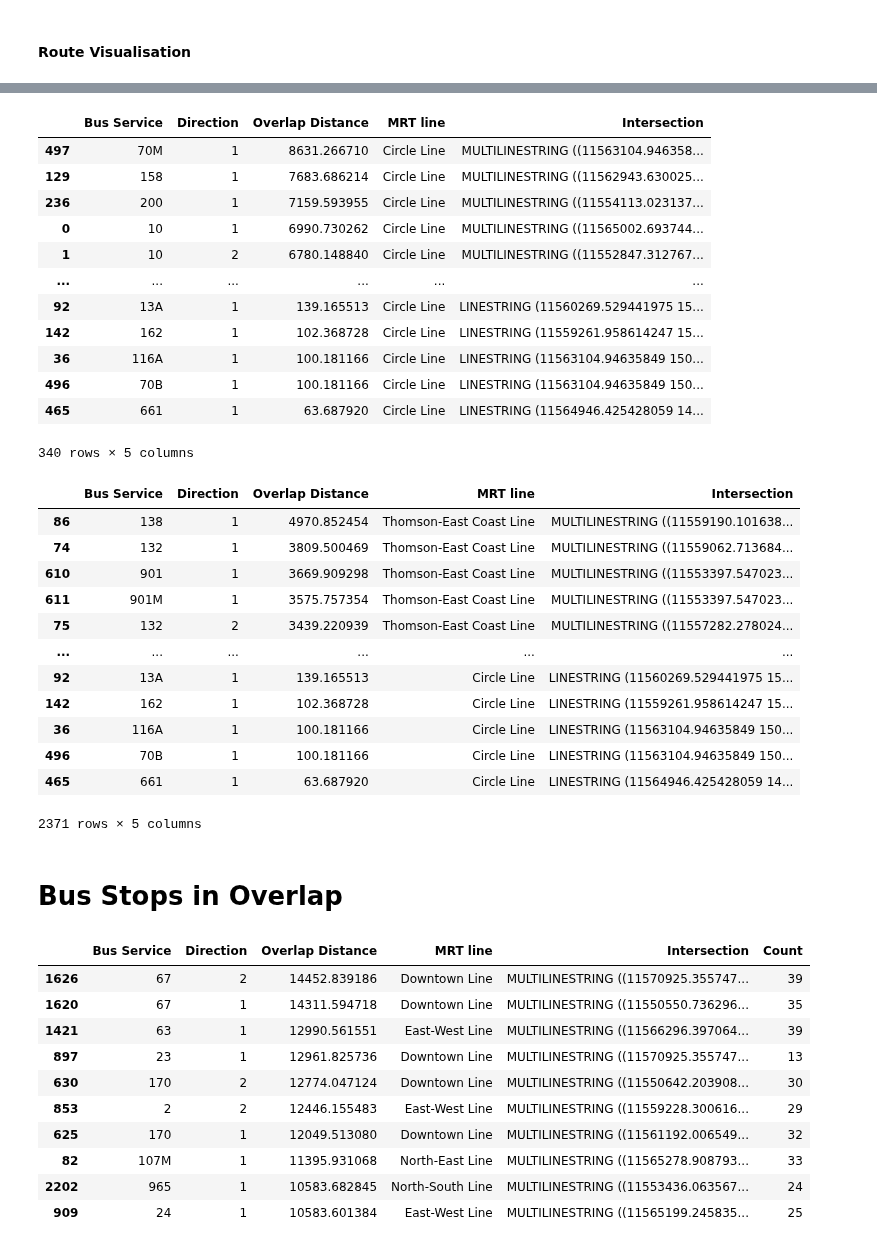
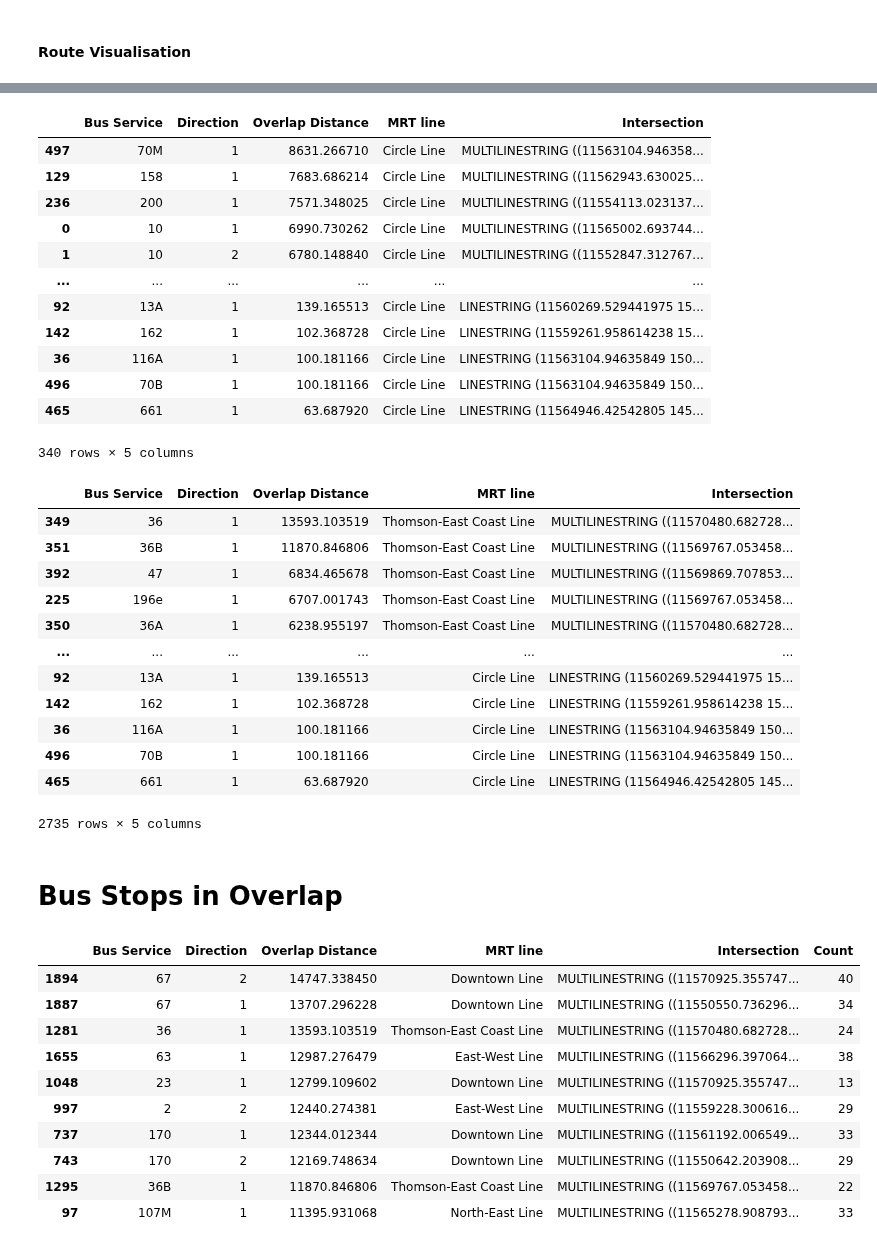
Before and after one commit to Yutingggggggg/dsa4264_geospatial, a Jupyter notebook: workingfiles/overlap_distance.ipynb, the cells around one changed output, grey strips where cells are left out. Drawn from its saved outputs; the diff is of its cells as text; code cells hidden in the pictures.

Commit message:
Add new stations for TEL

```diff
--- a/workingfiles/overlap_distance.ipynb
+++ b/workingfiles/overlap_distance.ipynb
@@ -55,12 +65,13 @@ mrt_stations_gdf2 = geopandas.read_file('./mrt_stations/mrt_stations.shp')
 mrt_stations_gdf2["lat_lng"] = geopandas.points_from_xy(mrt_stations_gdf2["LATITUDE"], mrt_stations_gdf2["LONGITUDE"])
 mrt_stations_gdf2["line"] = mrt_stations_gdf2["CODE"].str.slice(0, 2)
 
-mrt_lines_code = ["NS", "EW", "CC", "NE", "TE", "DT"]
+mrt_lines_code = ["NS", "EW", "CC", "NE", "TE", "DT", "CG"]
 
 mrt_gdf_wo_lrt = mrt_stations_gdf2[mrt_stations_gdf2["line"].isin(mrt_lines_code)].reset_index()
 mrt_gdf_wo_lrt = mrt_gdf_wo_lrt.drop("index", axis = 1)
 
 mrt_gdf_wo_lrt["STN_NAM_DE"] = mrt_gdf_wo_lrt["BUILDING"].str.split('(').str[0].str.strip()
-mrt_stations_3857_2 = mrt_gdf_wo_lrt.merge(mrt_stations_gdf_3857, how = "left", on = "STN_NAM_DE")
 
-mrt_stations_3857_2
+mrt_gdf_wo_lrt2 = mrt_gdf_wo_lrt[["CODE", "STATION_NA", "STN_NAM_DE", "LINE", "line", "COLOR", "geometry"]]
+
+mrt_gdf_wo_lrt2["Order"] = pd.to_numeric(mrt_gdf_wo_lrt2["CODE"].str.slice(2, None))
@@ -80,0 +78,23 @@ mrt_stations_3857_2
+# %%
+new_brown_line = ['TANJONG RHU MRT STATION','KATONG PARK MRT STATION', 'TANJONG KATONG MRT STATION',
+                  'MARINE PARADE MRT STATION', 'MARINE TERRACE MRT STATION', 'SIGLAP MRT STATION', 'BAYSHORE MRT STATION']
+# %%
+n = len(new_brown_line)
+add_tel_stations = []
+for i in range(n):
+    no = i + 23
+    station_name = new_brown_line[i]
+    add_tel_stations.append({
+        "CODE": "TE" + str(no),
+        "STATION_NA": station_name,
+        "STN_NAM_DE": station_name,
+        "LINE": "Thomson-East Coast Line",
+        "line": "TE",
+        "COLOR": "Brown",
+        "Order": no
+    })
+
+new_tel_stations = pd.DataFrame(add_tel_stations)
+
+mrt_gdf_wo_lrt2 = pd.concat([mrt_gdf_wo_lrt2, new_tel_stations], axis = 0)
+mrt_gdf_wo_lrt2
@@ -80,0 +115,4 @@ mrt_stations_3857_2
+# %%
+mrt_stations_3857_2 = mrt_gdf_wo_lrt2.merge(mrt_stations_gdf_3857, how = "left", on = "STN_NAM_DE")
+
+mrt_stations_3857_2
@@ -913,33 +959,33 @@ bus_routes_overlap_CCL
 |  | Bus Service | Direction | Overlap Distance | MRT line | Intersection |
 | 497 | 70M | 1 | 8631.266710 | Circle Line | MULTILINESTRING ((11563104.946358... |
 | 129 | 158 | 1 | 7683.686214 | Circle Line | MULTILINESTRING ((11562943.630025... |
-| 236 | 200 | 1 | 7159.593955 | Circle Line | MULTILINESTRING ((11554113.023137... |
+| 236 | 200 | 1 | 7571.348025 | Circle Line | MULTILINESTRING ((11554113.023137... |
 | 0 | 10 | 1 | 6990.730262 | Circle Line | MULTILINESTRING ((11565002.693744... |
 | 1 | 10 | 2 | 6780.148840 | Circle Line | MULTILINESTRING ((11552847.312767... |
 | ... | ... | ... | ... | ... | ... |
 | 92 | 13A | 1 | 139.165513 | Circle Line | LINESTRING (11560269.529441975 15... |
-| 142 | 162 | 1 | 102.368728 | Circle Line | LINESTRING (11559261.958614247 15... |
+| 142 | 162 | 1 | 102.368728 | Circle Line | LINESTRING (11559261.958614238 15... |
 | 36 | 116A | 1 | 100.181166 | Circle Line | LINESTRING (11563104.94635849 150... |
 | 496 | 70B | 1 | 100.181166 | Circle Line | LINESTRING (11563104.94635849 150... |
-| 465 | 661 | 1 | 63.687920 | Circle Line | LINESTRING (11564946.425428059 14... |
+| 465 | 661 | 1 | 63.687920 | Circle Line | LINESTRING (11564946.42542805 145... |
 340 rows × 5 columns
 # %%
 bus_routes_overlap = pd.concat([bus_routes_overlap, bus_routes_overlap_CCL], axis = 0)
 bus_routes_overlap
 # %% [output]
 |  | Bus Service | Direction | Overlap Distance | MRT line | Intersection |
-| 86 | 138 | 1 | 4970.852454 | Thomson-East Coast Line | MULTILINESTRING ((11559190.101638... |
-| 74 | 132 | 1 | 3809.500469 | Thomson-East Coast Line | MULTILINESTRING ((11559062.713684... |
-| 610 | 901 | 1 | 3669.909298 | Thomson-East Coast Line | MULTILINESTRING ((11553397.547023... |
-| 611 | 901M | 1 | 3575.757354 | Thomson-East Coast Line | MULTILINESTRING ((11553397.547023... |
-| 75 | 132 | 2 | 3439.220939 | Thomson-East Coast Line | MULTILINESTRING ((11557282.278024... |
+| 349 | 36 | 1 | 13593.103519 | Thomson-East Coast Line | MULTILINESTRING ((11570480.682728... |
+| 351 | 36B | 1 | 11870.846806 | Thomson-East Coast Line | MULTILINESTRING ((11569767.053458... |
+| 392 | 47 | 1 | 6834.465678 | Thomson-East Coast Line | MULTILINESTRING ((11569869.707853... |
+| 225 | 196e | 1 | 6707.001743 | Thomson-East Coast Line | MULTILINESTRING ((11569767.053458... |
+| 350 | 36A | 1 | 6238.955197 | Thomson-East Coast Line | MULTILINESTRING ((11570480.682728... |
 | ... | ... | ... | ... | ... | ... |
 | 92 | 13A | 1 | 139.165513 | Circle Line | LINESTRING (11560269.529441975 15... |
-| 142 | 162 | 1 | 102.368728 | Circle Line | LINESTRING (11559261.958614247 15... |
+| 142 | 162 | 1 | 102.368728 | Circle Line | LINESTRING (11559261.958614238 15... |
 | 36 | 116A | 1 | 100.181166 | Circle Line | LINESTRING (11563104.94635849 150... |
 | 496 | 70B | 1 | 100.181166 | Circle Line | LINESTRING (11563104.94635849 150... |
-| 465 | 661 | 1 | 63.687920 | Circle Line | LINESTRING (11564946.425428059 14... |
+| 465 | 661 | 1 | 63.687920 | Circle Line | LINESTRING (11564946.42542805 145... |
-2371 rows × 5 columns
+2735 rows × 5 columns
 # %% [markdown]
 # Bus Stops in Overlap
 # %%
@@ -975,16 +1021,16 @@ bus_routes_overlap = bus_routes_overlap[bus_routes_overlap['Count'].notna()]
 bus_routes_overlap['Count'] = bus_routes_overlap['Count'].astype(int)
 # %%
 # top 10 routes with significant overlap
-bus_routes_overlap.sort_values(['Overlap Distance', 'Count'], ascending = False).head(10)
+bus_routes_overlap.sort_values(['Overlap Distance'], ascending = False).head(10)
 # %% [output]
 |  | Bus Service | Direction | Overlap Distance | MRT line | Intersection | Count |
-| 1626 | 67 | 2 | 14452.839186 | Downtown Line | MULTILINESTRING ((11570925.355747... | 39 |
-| 1620 | 67 | 1 | 14311.594718 | Downtown Line | MULTILINESTRING ((11550550.736296... | 35 |
-| 1421 | 63 | 1 | 12990.561551 | East-West Line | MULTILINESTRING ((11566296.397064... | 39 |
-| 897 | 23 | 1 | 12961.825736 | Downtown Line | MULTILINESTRING ((11570925.355747... | 13 |
-| 630 | 170 | 2 | 12774.047124 | Downtown Line | MULTILINESTRING ((11550642.203908... | 30 |
-| 853 | 2 | 2 | 12446.155483 | East-West Line | MULTILINESTRING ((11559228.300616... | 29 |
-| 625 | 170 | 1 | 12049.513080 | Downtown Line | MULTILINESTRING ((11561192.006549... | 32 |
-| 82 | 107M | 1 | 11395.931068 | North-East Line | MULTILINESTRING ((11565278.908793... | 33 |
-| 2202 | 965 | 1 | 10583.682845 | North-South Line | MULTILINESTRING ((11553436.063567... | 24 |
-| 909 | 24 | 1 | 10583.601384 | East-West Line | MULTILINESTRING ((11565199.245835... | 25 |
+| 1894 | 67 | 2 | 14747.338450 | Downtown Line | MULTILINESTRING ((11570925.355747... | 40 |
+| 1887 | 67 | 1 | 13707.296228 | Downtown Line | MULTILINESTRING ((11550550.736296... | 34 |
+| 1281 | 36 | 1 | 13593.103519 | Thomson-East Coast Line | MULTILINESTRING ((11570480.682728... | 24 |
+| 1655 | 63 | 1 | 12987.276479 | East-West Line | MULTILINESTRING ((11566296.397064... | 38 |
+| 1048 | 23 | 1 | 12799.109602 | Downtown Line | MULTILINESTRING ((11570925.355747... | 13 |
+| 997 | 2 | 2 | 12440.274381 | East-West Line | MULTILINESTRING ((11559228.300616... | 29 |
+| 737 | 170 | 1 | 12344.012344 | Downtown Line | MULTILINESTRING ((11561192.006549... | 33 |
+| 743 | 170 | 2 | 12169.748634 | Downtown Line | MULTILINESTRING ((11550642.203908... | 29 |
+| 1295 | 36B | 1 | 11870.846806 | Thomson-East Coast Line | MULTILINESTRING ((11569767.053458... | 22 |
+| 97 | 107M | 1 | 11395.931068 | North-East Line | MULTILINESTRING ((11565278.908793... | 33 |
```
Also changed, not shown: parts of 20 cells of this notebook.
